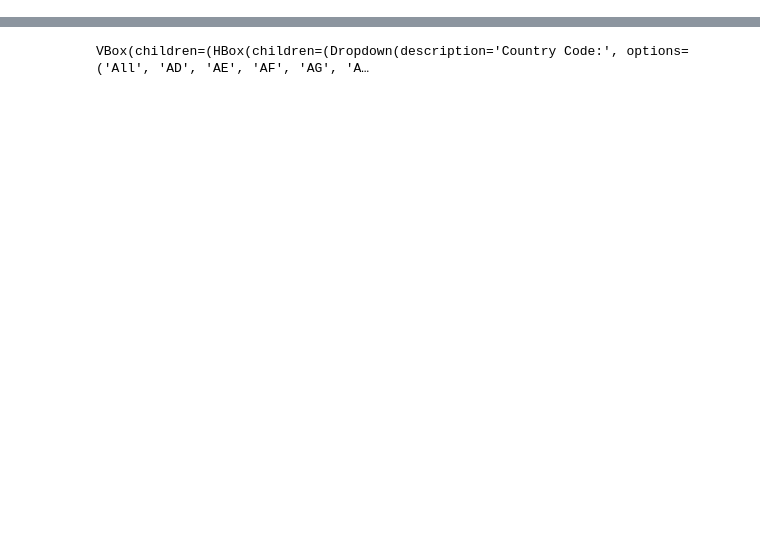
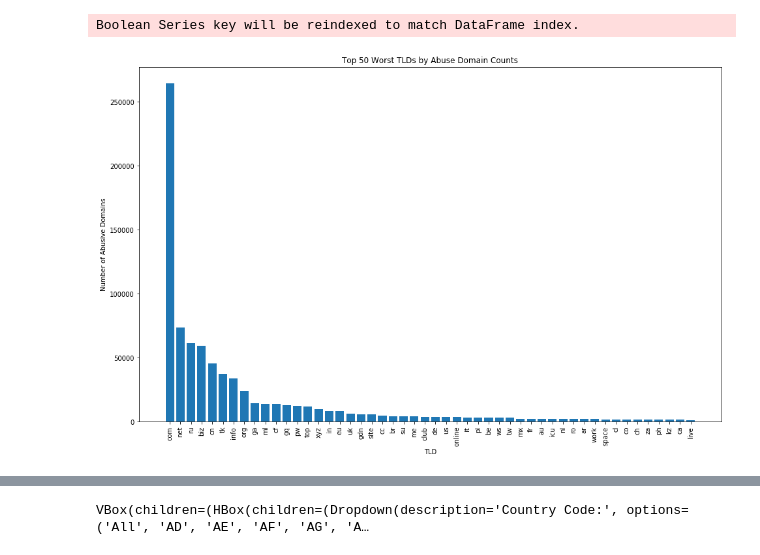
Before and after one commit to bambenek/is590, a Jupyter notebook: project3.ipynb, the cells around one changed output, grey strips where cells are left out. Saved outputs shown, nothing was run; the diff lists cells and outputs as text; code cells hidden in the pictures; blank space fills up the shorter version.

```diff
--- a/project3.ipynb
+++ b/project3.ipynb
@@ -20,0 +23,18 @@ df = df.sort_values(by=['abusePercent'])
+# %%
+tld = pd.read_csv("merged-tld.csv")
+filter0 = tld['TotalDomainCount'] >= 200
+filter1 = tld['abusePercent'] <= 1
+firstfilter = tld[filter0]
+finaltld = firstfilter[filter1]
+firsttld = finaltld.nlargest(50, 'AbuseDomains')
+secondtld = finaltld.nlargest(50, 'abusePercent')
+plt.figure(figsize=(16,10))
+plt.bar(firsttld['TLD'], firsttld['AbuseDomains'])
+plt.xticks(firsttld['TLD'], rotation='vertical')
+plt.ylabel('Number of Abusive Domains')
+plt.xlabel('TLD')
+plt.title('Top 50 Worst TLDs by Abuse Domain Counts')
+plt.show()
+# %% [output]
+Boolean Series key will be reindexed to match DataFrame index.
+[figure, added]
```
Also changed, not shown: parts of 12 cells of this notebook.
